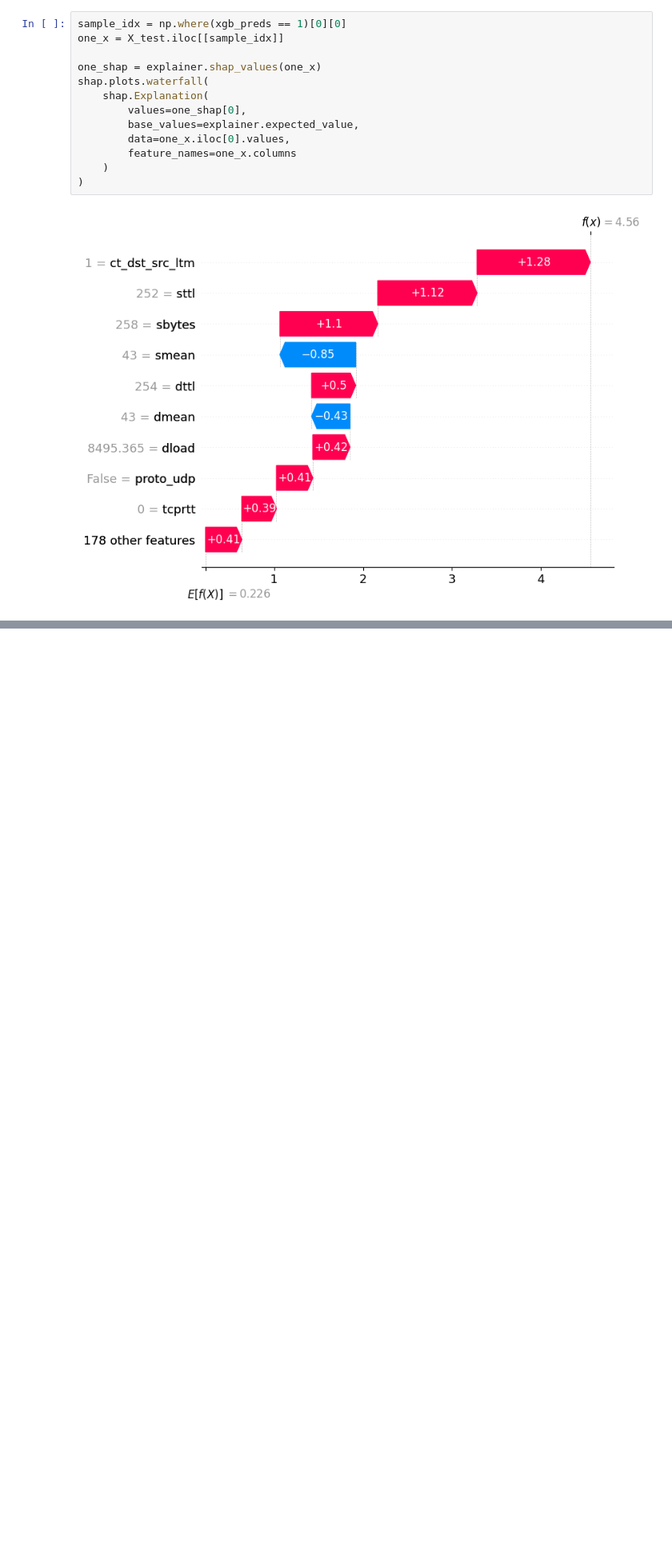
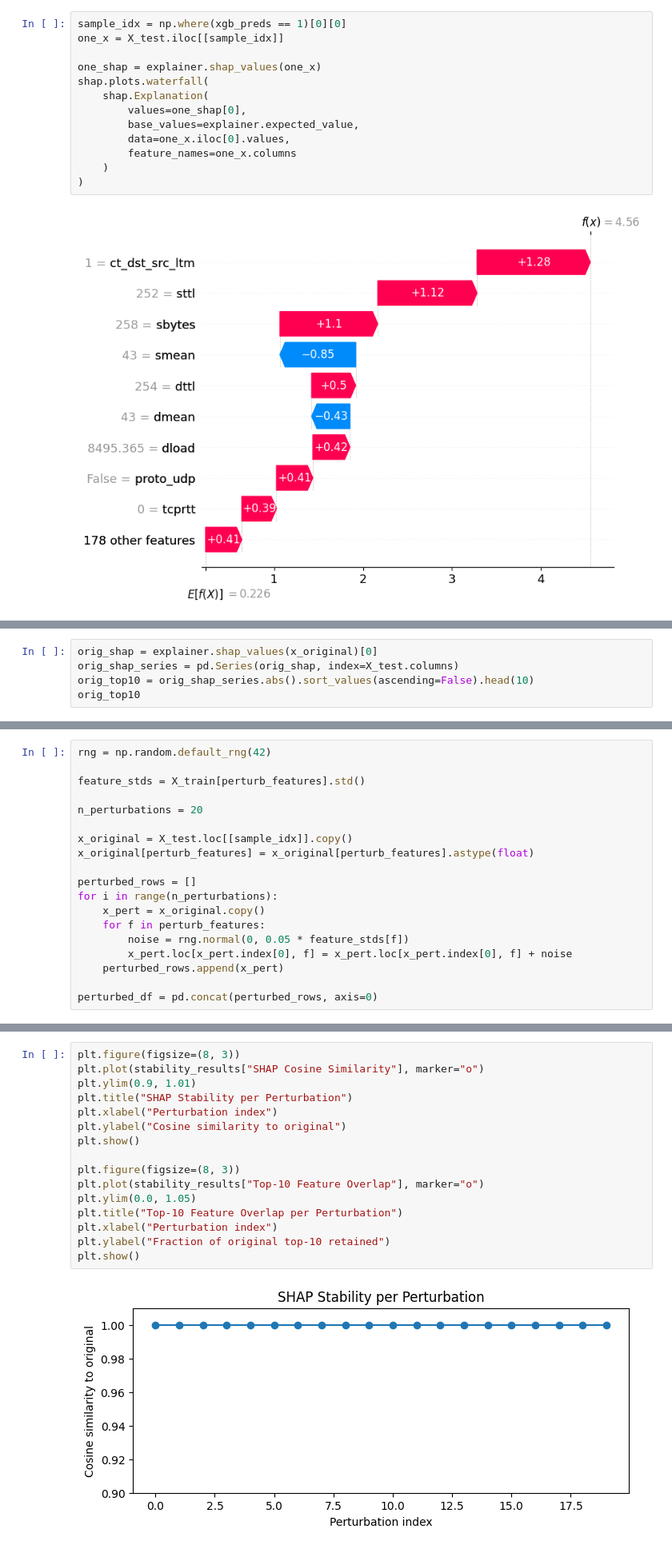
Before and after one commit to codygt3/ECE609-XAI-Lab, a Jupyter notebook: intrinsic_vs_posthoc.ipynb, the cells around one changed output, grey strips where cells are left out. Shown at 80% size. Cells and saved outputs as stored; diff of their text form; blank space fills up the shorter version.

```diff
--- a/intrinsic_vs_posthoc.ipynb
+++ b/intrinsic_vs_posthoc.ipynb
@@ -178,0 +485,5 @@ shap.plots.waterfall(
+# %%
+orig_shap = explainer.shap_values(x_original)[0]
+orig_shap_series = pd.Series(orig_shap, index=X_test.columns)
+orig_top10 = orig_shap_series.abs().sort_values(ascending=False).head(10)
+orig_top10
@@ -178,0 +504,19 @@ shap.plots.waterfall(
+# %%
+rng = np.random.default_rng(42)
+
+feature_stds = X_train[perturb_features].std()
+
+n_perturbations = 20
+
+x_original = X_test.loc[[sample_idx]].copy()
+x_original[perturb_features] = x_original[perturb_features].astype(float)
+
+perturbed_rows = []
+for i in range(n_perturbations):
+    x_pert = x_original.copy()
+    for f in perturb_features:
+        noise = rng.normal(0, 0.05 * feature_stds[f])
+        x_pert.loc[x_pert.index[0], f] = x_pert.loc[x_pert.index[0], f] + noise
+    perturbed_rows.append(x_pert)
+
+perturbed_df = pd.concat(perturbed_rows, axis=0)
@@ -178,0 +570,18 @@ shap.plots.waterfall(
+# %%
+plt.figure(figsize=(8, 3))
+plt.plot(stability_results["SHAP Cosine Similarity"], marker="o")
+plt.ylim(0.9, 1.01)
+plt.title("SHAP Stability per Perturbation")
+plt.xlabel("Perturbation index")
+plt.ylabel("Cosine similarity to original")
+plt.show()
+
+plt.figure(figsize=(8, 3))
+plt.plot(stability_results["Top-10 Feature Overlap"], marker="o")
+plt.ylim(0.0, 1.05)
+plt.title("Top-10 Feature Overlap per Perturbation")
+plt.xlabel("Perturbation index")
+plt.ylabel("Fraction of original top-10 retained")
+plt.show()
+# %% [output]
+[figure, added]
```
Also changed, not shown: parts of 32 cells of this notebook.
